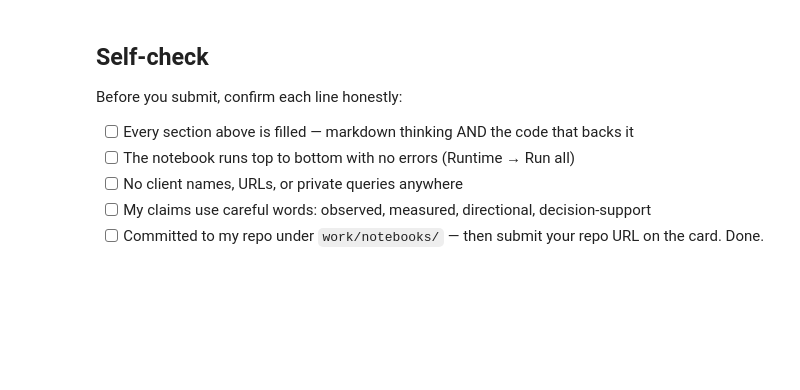
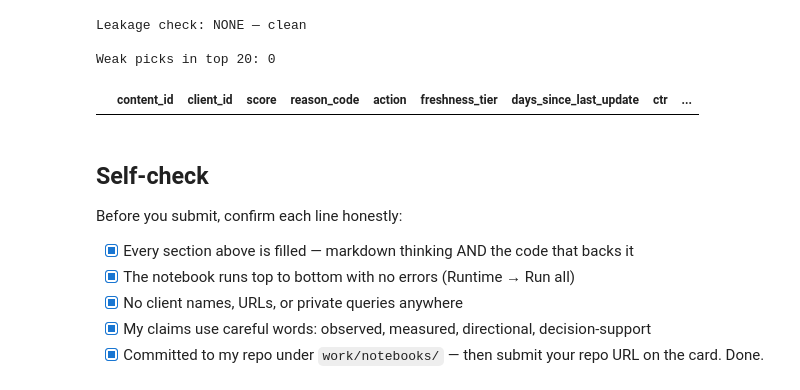
Before and after one commit to Prakritibhandari07/FlyRank-ml-internship, a Jupyter notebook: work/notebooks/w04_baseline_score.ipynb, the cells around one changed output. Drawn from its saved outputs; the diff is of its cells as text; code cells hidden in the pictures; blank space fills up the shorter version.

```diff
--- a/work/notebooks/w04_baseline_score.ipynb
+++ b/work/notebooks/w04_baseline_score.ipynb
@@ -36,0 +216,3 @@ This skeleton is yours to fill. Work the sections **in order** — each one has
+# %%
+top20 = queue.head(20).reset_index(drop=True)
+top20
@@ -37,10 +260,29 @@ This skeleton is yours to fill. Work the sections **in order** — each one has
+# %%
+used_in_rule = ["freshness_tier", "measurable_opportunity", "position_tier", "ctr", "impressions_90d"]
+forbidden = ["trend_direction", "trend_pct", "is_declining_label",
+             "impressions_last_30d", "impressions_prev_30d"]
+leak_hits = [c for c in used_in_rule if c in forbidden]
+print("Leakage check:", leak_hits if leak_hits else "NONE — clean")
+
+weak = top20[
+    (top20["search_volume"].isna()) |
+    (top20["position_tier"] == "no_data") |
+    (top20["impressions_90d"] < 200)
+]
+print(f"\nWeak picks in top 20: {len(weak)}")
+weak
+# %% [output]
+Leakage check: NONE — clean
+
+Weak picks in top 20: 0
+|  | content_id | client_id | score | reason_code | action | freshness_tier | days_since_last_update | ctr | ... |
 # %% [markdown]
 ## Self-check
 
 Before you submit, confirm each line honestly:
 
-- [ ] Every section above is filled — markdown thinking AND the code that backs it
-- [ ] The notebook runs top to bottom with no errors (Runtime → Run all)
-- [ ] No client names, URLs, or private queries anywhere
-- [ ] My claims use careful words: observed, measured, directional, decision-support
-- [ ] Committed to my repo under `work/notebooks/` — then submit your repo URL on the card. Done.
+- [x] Every section above is filled — markdown thinking AND the code that backs it
+- [x] The notebook runs top to bottom with no errors (Runtime → Run all)
+- [x] No client names, URLs, or private queries anywhere
+- [x] My claims use careful words: observed, measured, directional, decision-support
+- [x] Committed to my repo under `work/notebooks/` — then submit your repo URL on the card. Done.
```
Also changed, not shown: parts of 16 cells of this notebook.
